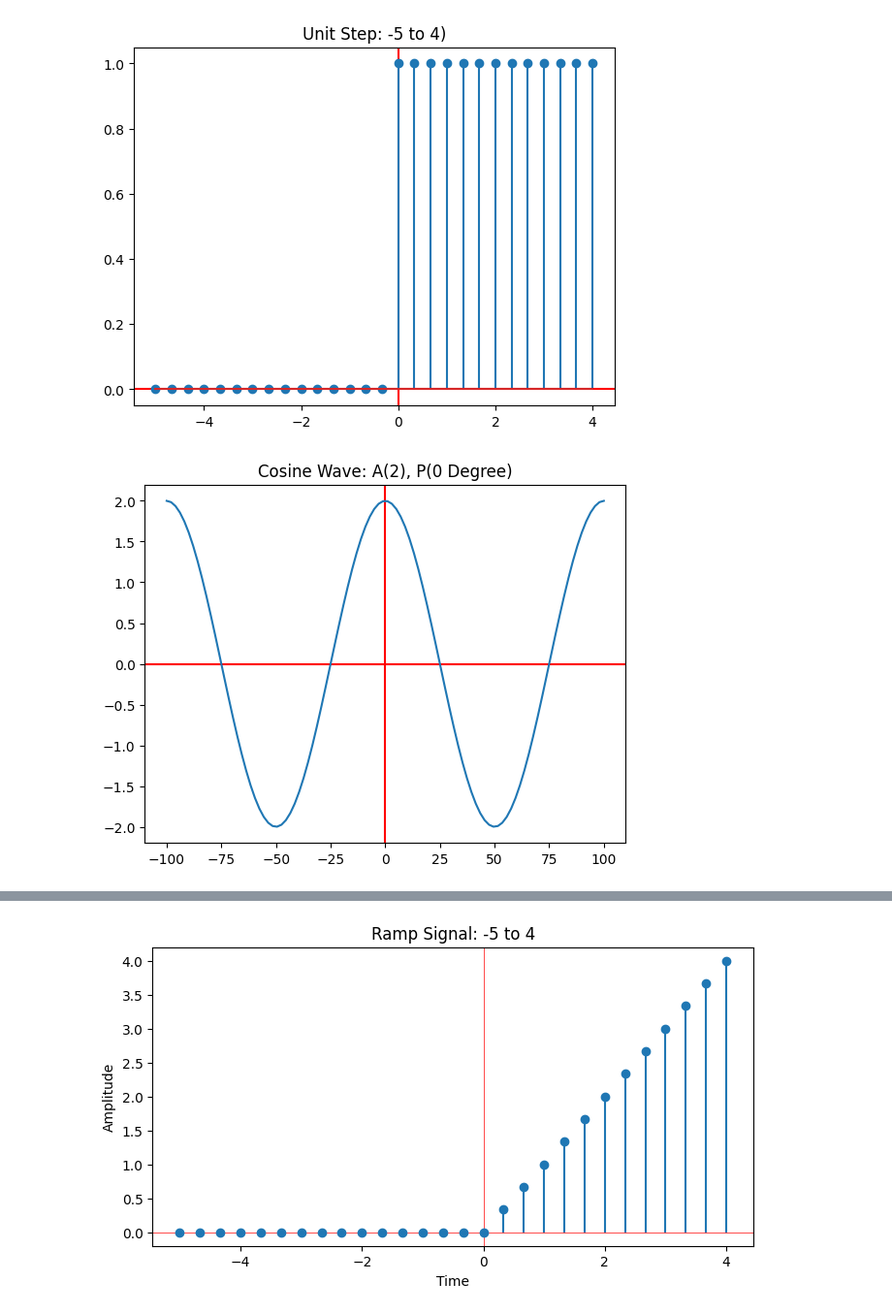
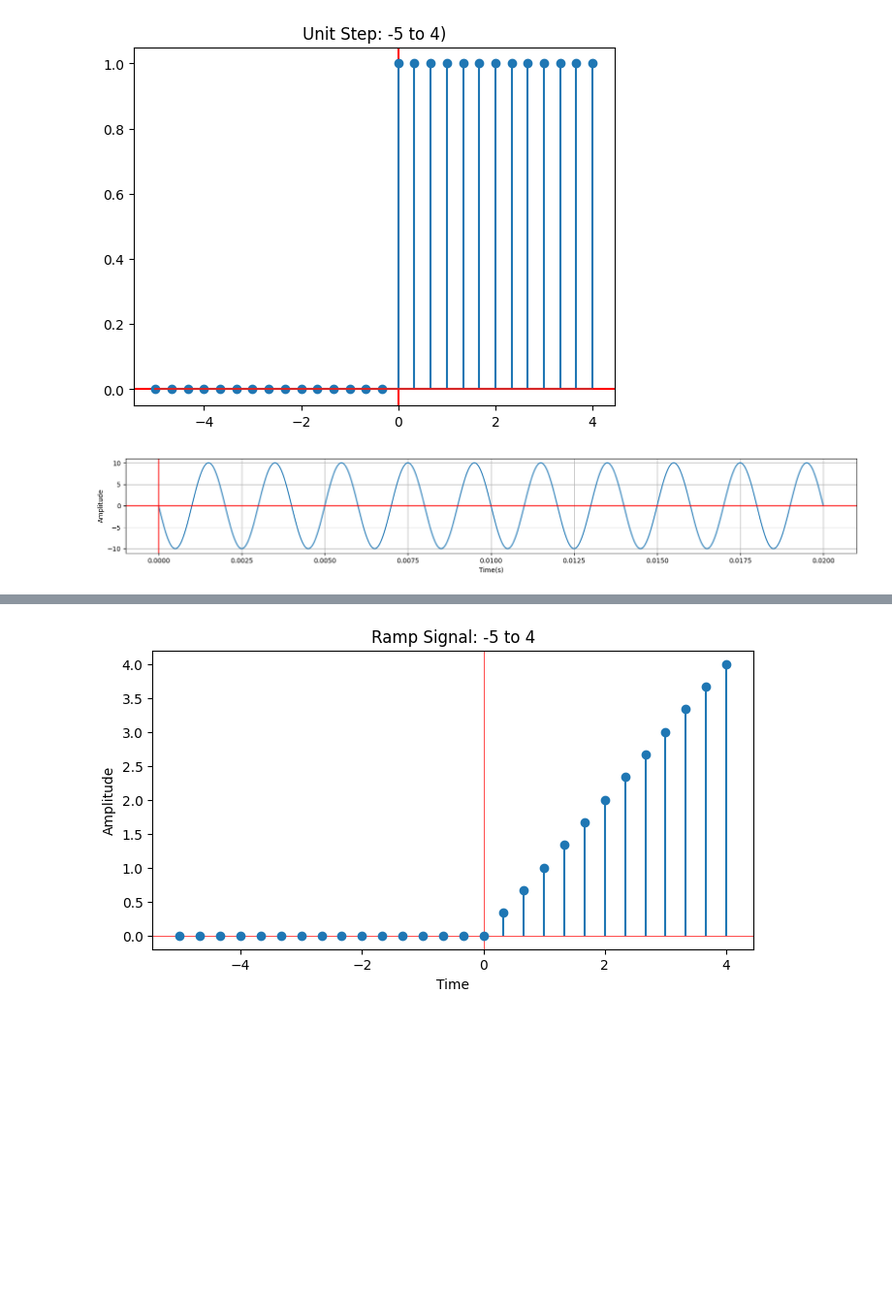
Before and after one commit to mdsajjadhossain25/DSP_LAB, a Jupyter notebook: lab 1.ipynb, the cells around one changed output, grey strips where cells are left out. Shown at 97% size. Drawn from its saved outputs; the diff is of its cells as text; code cells hidden in the pictures; blank space fills up the shorter version.

```diff
--- a/lab 1.ipynb
+++ b/lab 1.ipynb
@@ -18,18 +18,22 @@ unit_step(-5, 4, 3)
 # %% [output]
 [figure]
 # %%
-# Cosine Wave
-def cosine_wave(amplitude, phase):
-    phase_radian = (phase * np.pi/180)
-    x = np.linspace(start = -100, stop = 100, num = 100)
-    y = amplitude * np.cos(2 * np.pi * x + phase_radian)
-    plt.title(f'Cosine Wave: A({amplitude}), P({phase} Degree)')
-    # plt.grid(True, which='both')
+import numpy as np
+import matplotlib.pyplot as plt
+def cosine_wave():
+    t = np.linspace(0,0.02 , 1000)
+    x = 10 *  np.cos(2 * np.pi * 500 * t + np.pi/2)
+
+    plt.figure(figsize=(20,12))
+    plt.subplot(4,1,1)
+    plt.plot(t, x)
+    plt.xlabel('Time(s)')
+    plt.ylabel('Amplitude')
     plt.axhline(color='r')
     plt.axvline(color='r')
-    plt.plot(x,y)
+    plt.grid(True)
     plt.show()
-cosine_wave(2, 0)
+cosine_wave()
 # %% [output]
-[figure, old version]
+[figure, new version]
 # %%
```
Also changed, not shown: parts of 2 cells of this notebook.
